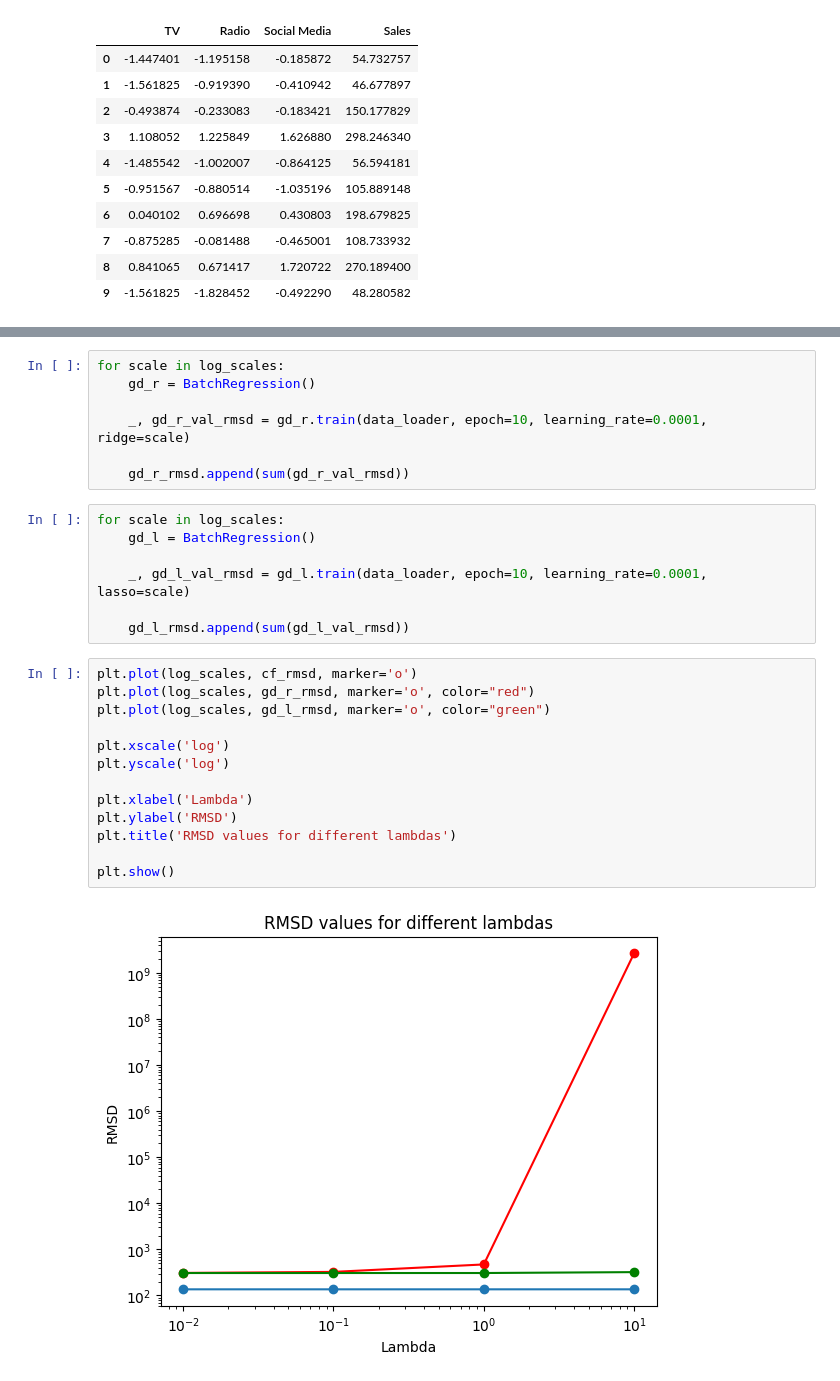
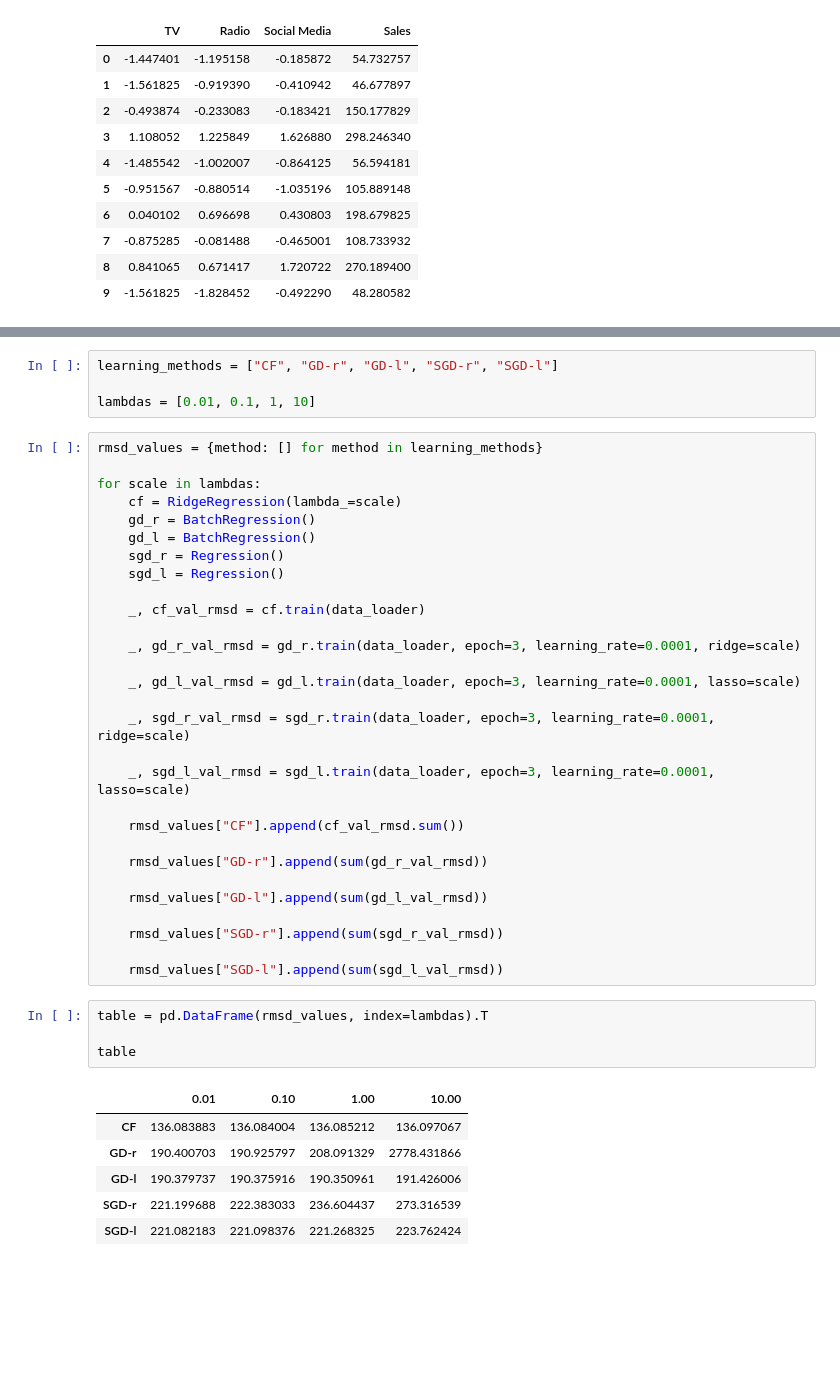
Before and after one commit to R-m1n/SBU, a Jupyter notebook: Machine Learning/assignment-b-2.ipynb, the cells around one changed output, grey strips where cells are left out. Saved outputs shown, nothing was run; the diff lists cells and outputs as text; blank space fills up the shorter version.

```diff
--- a/Machine Learning/assignment-b-2.ipynb
+++ b/Machine Learning/assignment-b-2.ipynb
@@ -63,29 +51,44 @@ for scale in log_scales:
-# %%
-for scale in log_scales:
-    gd_r = BatchRegression()
-
-    _, gd_r_val_rmsd = gd_r.train(data_loader, epoch=10, learning_rate=0.0001, ridge=scale)
-
-    gd_r_rmsd.append(sum(gd_r_val_rmsd))
-# %%
-for scale in log_scales:
-    gd_l = BatchRegression()
-
-    _, gd_l_val_rmsd = gd_l.train(data_loader, epoch=10, learning_rate=0.0001, lasso=scale)
-
-    gd_l_rmsd.append(sum(gd_l_val_rmsd))
-# %%
-plt.plot(log_scales, cf_rmsd, marker='o')
-plt.plot(log_scales, gd_r_rmsd, marker='o', color="red")
-plt.plot(log_scales, gd_l_rmsd, marker='o', color="green")
-
-plt.xscale('log')
-plt.yscale('log')
-
-plt.xlabel('Lambda')
-plt.ylabel('RMSD')
-plt.title('RMSD values for different lambdas')
-
-plt.show()
-# %% [output]
-[figure, removed]
+# %%
+learning_methods = ["CF", "GD-r", "GD-l", "SGD-r", "SGD-l"]
+
+lambdas = [0.01, 0.1, 1, 10]
+# %%
+rmsd_values = {method: [] for method in learning_methods}
+
+for scale in lambdas:
+    cf = RidgeRegression(lambda_=scale)
+    gd_r = BatchRegression()
+    gd_l = BatchRegression()
+    sgd_r = Regression()
+    sgd_l = Regression()
+
+    _, cf_val_rmsd = cf.train(data_loader)
+
+    _, gd_r_val_rmsd = gd_r.train(data_loader, epoch=3, learning_rate=0.0001, ridge=scale)
+
+    _, gd_l_val_rmsd = gd_l.train(data_loader, epoch=3, learning_rate=0.0001, lasso=scale)
+
+    _, sgd_r_val_rmsd = sgd_r.train(data_loader, epoch=3, learning_rate=0.0001, ridge=scale)
+
+    _, sgd_l_val_rmsd = sgd_l.train(data_loader, epoch=3, learning_rate=0.0001, lasso=scale)
+
+    rmsd_values["CF"].append(cf_val_rmsd.sum())
+
+    rmsd_values["GD-r"].append(sum(gd_r_val_rmsd))
+
+    rmsd_values["GD-l"].append(sum(gd_l_val_rmsd))
+
+    rmsd_values["SGD-r"].append(sum(sgd_r_val_rmsd))
+
+    rmsd_values["SGD-l"].append(sum(sgd_l_val_rmsd))
+# %%
+table = pd.DataFrame(rmsd_values, index=lambdas).T
+
+table
+# %% [output]
+|  | 0.01 | 0.10 | 1.00 | 10.00 |
+| CF | 136.083883 | 136.084004 | 136.085212 | 136.097067 |
+| GD-r | 190.400703 | 190.925797 | 208.091329 | 2778.431866 |
+| GD-l | 190.379737 | 190.375916 | 190.350961 | 191.426006 |
+| SGD-r | 221.199688 | 222.383033 | 236.604437 | 273.316539 |
+| SGD-l | 221.082183 | 221.098376 | 221.268325 | 223.762424 |
```
Also changed, not shown: parts of 4 cells of this notebook.
